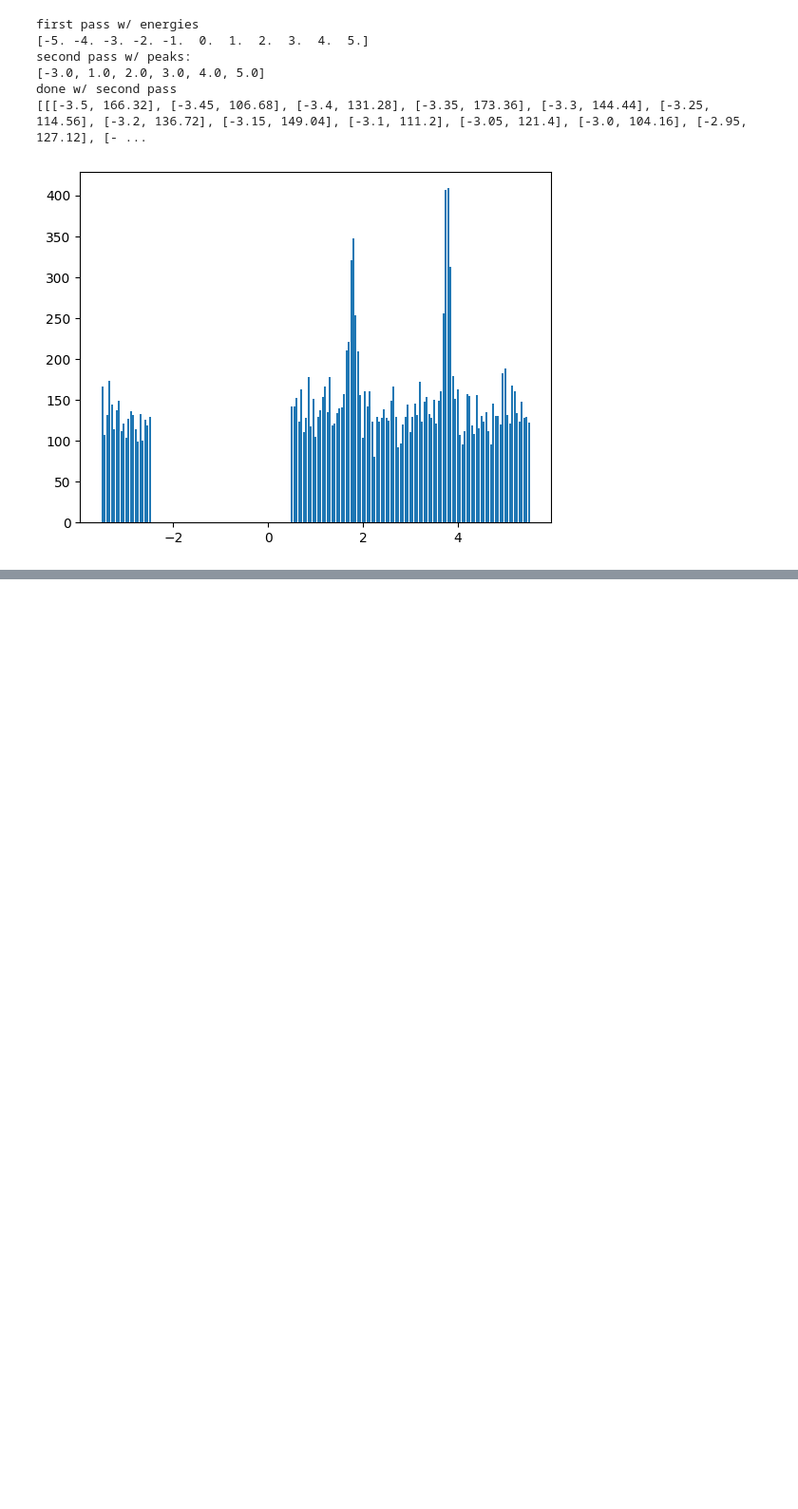
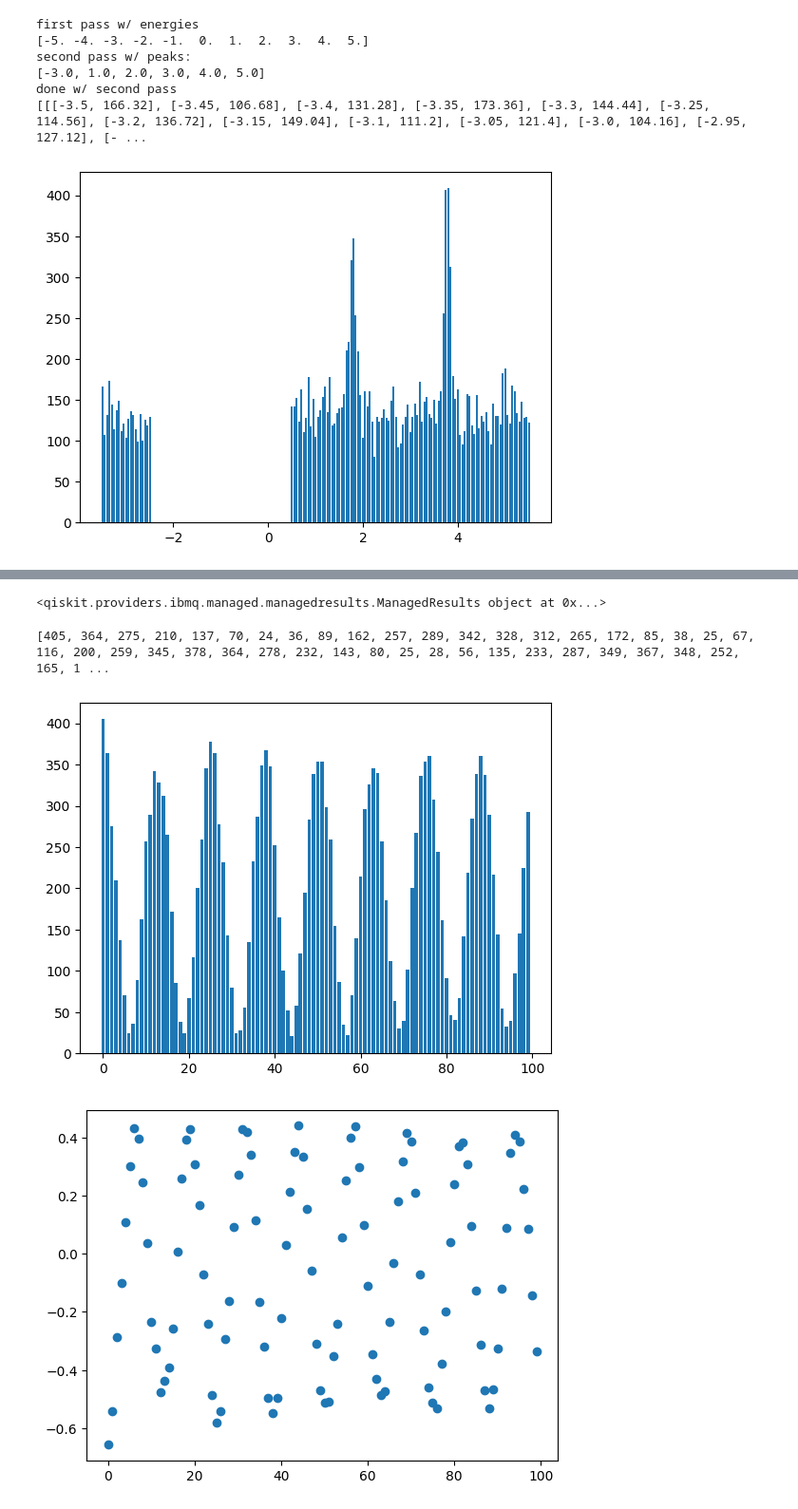
Before and after one commit to constantlyPlanck/2QubitRodeo, a Jupyter notebook: 2Qubit.ipynb, the cells around one changed output, grey strips where cells are left out. Shown at 95% size. Saved outputs shown, nothing was run; the diff lists cells and outputs as text; code cells hidden in the pictures; blank space fills up the shorter version.

```diff
--- a/2Qubit.ipynb
+++ b/2Qubit.ipynb
@@ -462,0 +366,42 @@ done w/ second pass
+# %%
+jobManager = IBMQJobManager()
+twoStateCircs = list()
+times = list()
+for i in range(3):
+    times.append(random.randrange(1, 5) * 2 * 3.1415926 / (4 - -1))
+
+for i in range(100):
+    twoStateCircs.append(run_rodeo(times, 3, -1, 2.5, 1.5, i/10))
+
+twoStateCircs[0].draw()
+twoStateCircs = transpile(twoStateCircs, backend=backend)
+twoStateJob = jobManager.run(twoStateCircs, backend=backend, name = "two_state_test")
+twoStateResults = twoStateJob.results()
+print(twoStateResults)
+# %% [output]
+<qiskit.providers.ibmq.managed.managedresults.ManagedResults object at 0x...>
+# %%
+results = list()
+
+for i in range(100):
+    if twoStateResults.get_counts(i).get('0000') is not None:
+        results.append(twoStateResults.get_counts(i).get('0000'))
+    else:
+        results.append(0)
+
+print(results)
+
+expectations = list()
+
+for i in results:
+    expectations.append(i/350 * -0.5 + (350-i)/350 * 0.5)
+
+plt.bar(range(100), results)
+plt.show()
+
+plt.scatter(range(100), expectations)
+plt.show()
+# %% [output]
+[405, 364, 275, 210, 137, 70, 24, 36, 89, 162, 257, 289, 342, 328, 312, 265, 172, 85, 38, 25, 67, 116, 200, 259, 345, 378, 364, 278, 232, 143, 80, 25, 28, 56, 135, 233, 287, 349, 367, 348, 252, 165, 1 ...
+[figure, added]
+[figure, added]
```
Also changed, not shown: parts of 20 cells of this notebook.
